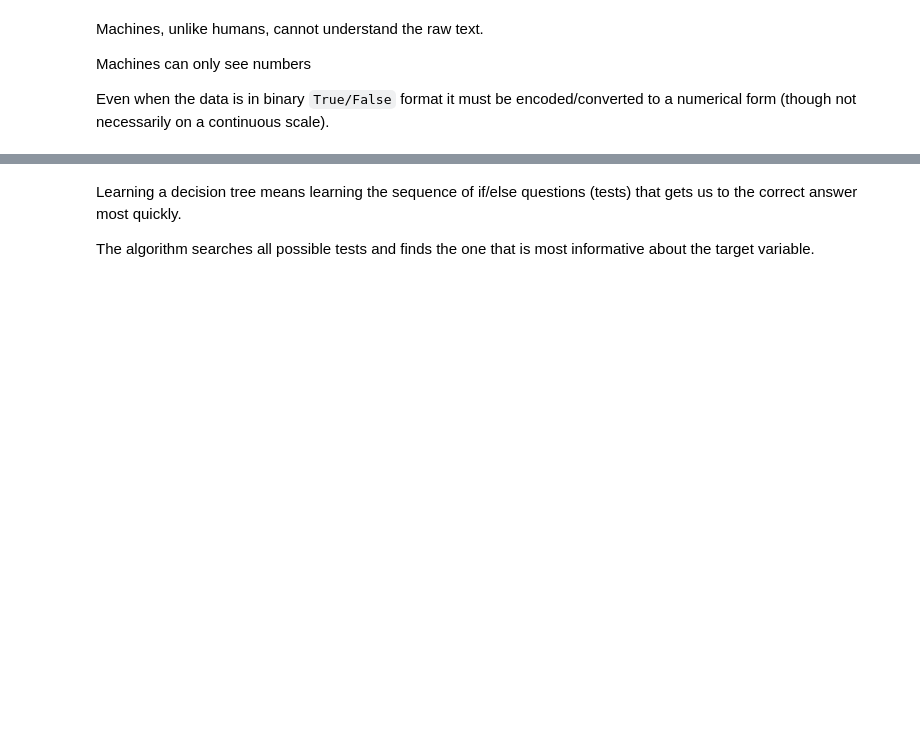
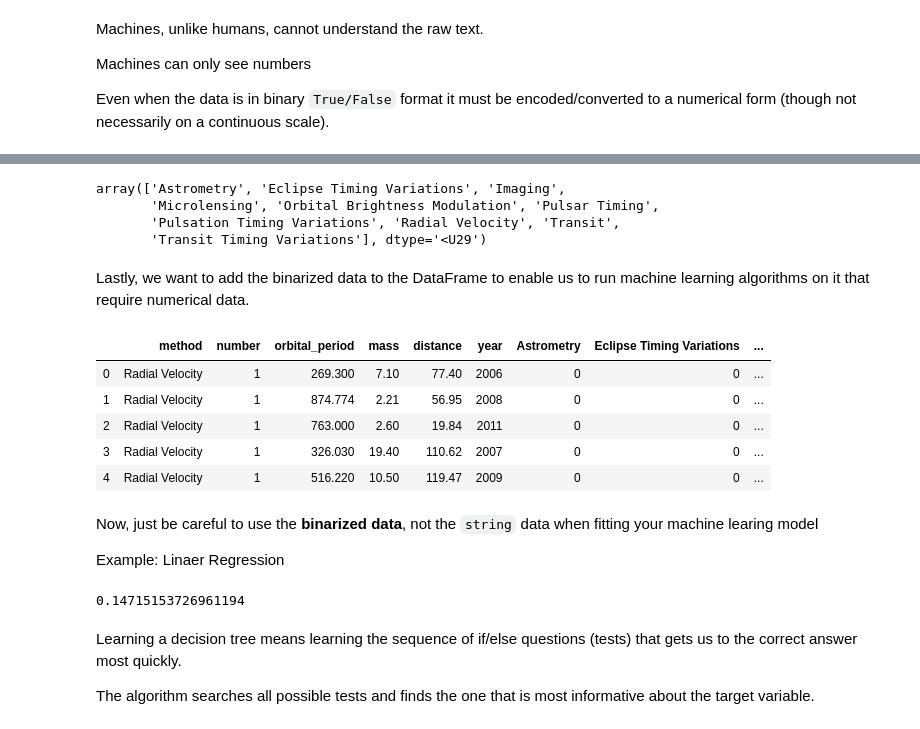
Before and after one commit to hphilamore/ILAS_PyEng2019, a Jupyter notebook: 10_MachineLearning2_SupervisedLearning_ClassMaterial.ipynb, the cells around one changed output, grey strips where cells are left out. Drawn from its saved outputs; the diff is of its cells as text; code cells hidden in the pictures; blank space fills up the shorter version.

```diff
--- a/10_MachineLearning2_SupervisedLearning_ClassMaterial.ipynb
+++ b/10_MachineLearning2_SupervisedLearning_ClassMaterial.ipynb
@@ -1168,0 +1225,4 @@ Even when the data is in binary `True/False` format it must be encoded/converted
+# %%
+import seaborn as sns
+planets = sns.load_dataset('planets')
+planets.head()
@@ -1168,0 +1236,3 @@ Even when the data is in binary `True/False` format it must be encoded/converted
+# %%
+from sklearn import preprocessing     # import the model
+lb = preprocessing.LabelBinarizer()   # instantiate the model
@@ -1168,0 +1251,5 @@ Even when the data is in binary `True/False` format it must be encoded/converted
+# %%
+lb.fit(['Astrometry' ,
+        'Eclipse Timing Variations' ,
+        'Imaging' ,
+        'Microlensing'])
@@ -1168,0 +1280,2 @@ Even when the data is in binary `True/False` format it must be encoded/converted
+# %%
+lb.fit_transform(planets.method)
@@ -1169,3 +1290,56 @@ Even when the data is in binary `True/False` format it must be encoded/converted
+# %%
+lb.classes_
+# %% [output]
+array(['Astrometry', 'Eclipse Timing Variations', 'Imaging',
+       'Microlensing', 'Orbital Brightness Modulation', 'Pulsar Timing',
+       'Pulsation Timing Variations', 'Radial Velocity', 'Transit',
+       'Transit Timing Variations'], dtype='<U29')
+# %% [markdown]
+Lastly, we want to add the binarized data to the DataFrame to enable us to run machine learning algorithms on it that require numerical data.
+# %%
+# make a DataFrame from the binarized data and extracted classes
+binarized = pd.DataFrame(lb.fit_transform(planets.method),
+                         columns=lb.classes_)
+
+
+
+# Add new data to the DataFrame
+planets = planets.join(binarized, rsuffix='_')
+#planets = pd.concat([planets, binarized], axis=1)
+planets.head()
+# %% [output]
+|  | method | number | orbital_period | mass | distance | year | Astrometry | Eclipse Timing Variations | ... |
+| 0 | Radial Velocity | 1 | 269.300 | 7.10 | 77.40 | 2006 | 0 | 0 | ... |
+| 1 | Radial Velocity | 1 | 874.774 | 2.21 | 56.95 | 2008 | 0 | 0 | ... |
+| 2 | Radial Velocity | 1 | 763.000 | 2.60 | 19.84 | 2011 | 0 | 0 | ... |
+| 3 | Radial Velocity | 1 | 326.030 | 19.40 | 110.62 | 2007 | 0 | 0 | ... |
+| 4 | Radial Velocity | 1 | 516.220 | 10.50 | 119.47 | 2009 | 0 | 0 | ... |
+# %% [markdown]
+Now, just be careful to use the __binarized data__, not the `string` data when fitting your machine learing model
+
+Example: Linaer Regression
+# %%
+from sklearn.linear_model import LinearRegression # 1. import model
+
+planets = planets.dropna()
+
+
+# Trying to fit the model using string data will casue an error
+# X_train, X_test, y_train, y_test = train_test_split(planets.loc[:,:'distance'],
+#                                                     planets['year'],
+#                                                     random_state=42) # 3. split into test and train data
+
+
+# The binarized columns must be selected instead when fitting the model
+X_train, X_test, y_train, y_test = train_test_split(planets.loc[:,'number':].drop('year', axis=1),
+                                                    planets['year'],
+                                                    random_state=42) # 3. split into test and train data
+
+lr = LinearRegression().fit(X_train, y_train)     # 4. instantiate and fit model to train data
+
+lr.score(X_test, y_test)     # 4. instantiate and fit model to train data
+# %% [output]
+0.14715153726961194
 # %% [markdown]
 Learning a decision tree means learning the sequence of if/else questions (tests) that gets us to the correct answer most quickly.
 
```
Also changed, not shown: parts of 30 cells of this notebook, 11 other files.
